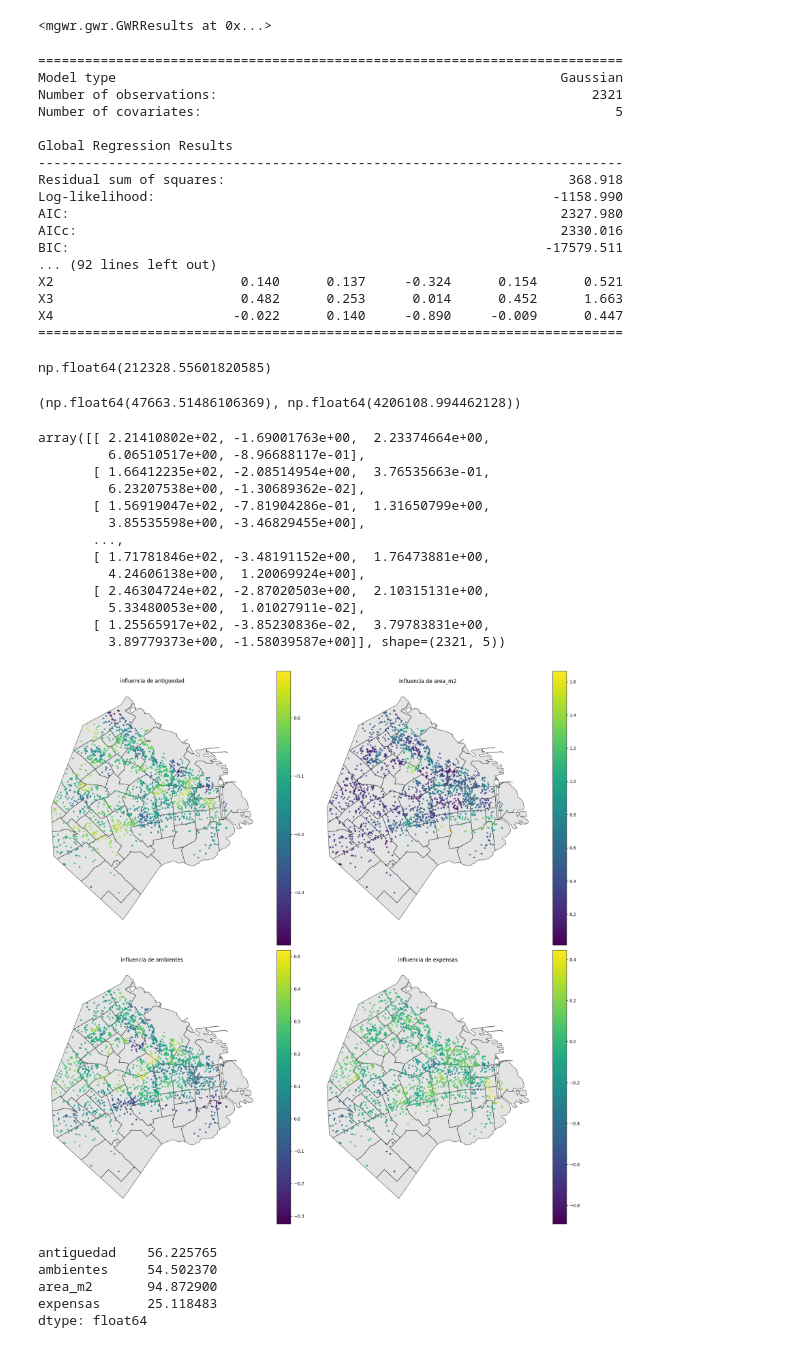
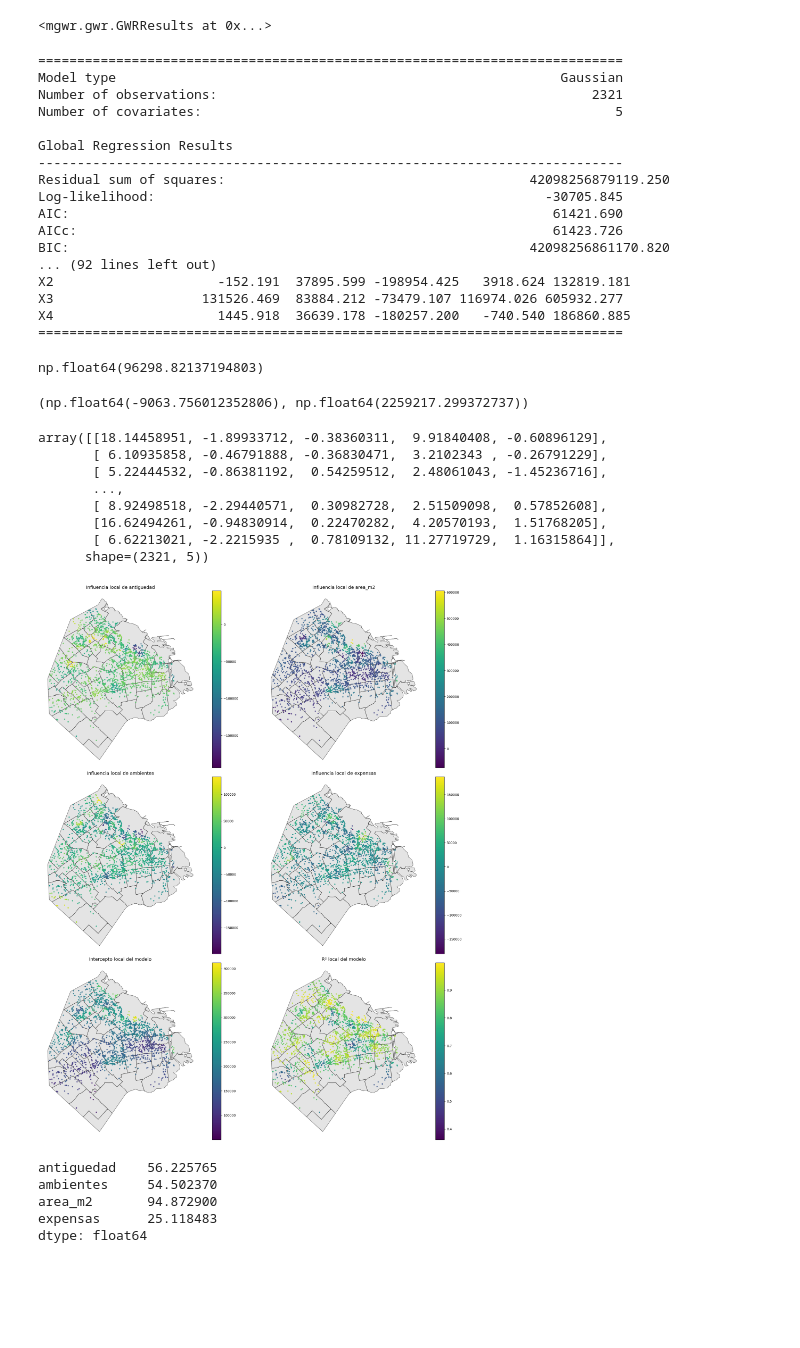
Before and after one commit to santieliges/caba-property-opportunities, a Jupyter notebook: modelo_venta_caba.ipynb, the cells around one changed output. Saved outputs shown, nothing was run; the diff lists cells and outputs as text; code cells hidden in the pictures; blank space fills up the shorter version.

```diff
--- a/modelo_venta_caba.ipynb
+++ b/modelo_venta_caba.ipynb
@@ -577,7 +577,7 @@ class SpatialKernelPriceModel:
         ])
 
         # Variable respuesta (log-precio)
-        y = np.log(gdf['precio'].values).reshape(-1, 1)
+        y = gdf['precio'].values.reshape(-1, 1)
 
         # Covariables
         X = gdf[
@@ -640,10 +640,10 @@ class SpatialKernelPriceModel:
             X_new_std
         )
 
-        log_preds = preds.predictions.flatten()
+        preds = preds.predictions.flatten()
 
 
-        return np.exp(log_preds)
+        return preds
 
 
     # ----------------------------
@@ -687,15 +687,15 @@ Number of covariates:                                                     5
 
 Global Regression Results
 ---------------------------------------------------------------------------
-Residual sum of squares:                                            368.918
-Log-likelihood:                                                   -1158.990
-AIC:                                                               2327.980
-AICc:                                                              2330.016
-BIC:                                                             -17579.511
+Residual sum of squares:                                       42098256879119.250
+Log-likelihood:                                                  -30705.845
+AIC:                                                              61421.690
+AICc:                                                             61423.726
+BIC:                                                           42098256861170.820
 ... (92 lines left out)
-X2                        0.140      0.137     -0.324      0.154      0.521
-X3                        0.482      0.253      0.014      0.452      1.663
-X4                       -0.022      0.140     -0.890     -0.009      0.447
+X2                     -152.191  37895.599 -198954.425   3918.624 132819.181
+X3                   131526.469  83884.212 -73479.107 116974.026 605932.277
+X4                     1445.918  36639.178 -180257.200   -740.540 186860.885
 ===========================================================================
 # %%
 # Predicción en log (como sale del GWR)
@@ -711,82 +711,89 @@ rmse_price = np.sqrt(mean_squared_error(
 
 rmse_price
 # %% [output]
-np.float64(212328.55601820585)
+np.float64(96298.82137194803)
 # %%
 (y_test_true <= 0).sum()
 y_test_true.min(), y_test_true.max()
 y_test_pred.min(), y_test_pred.max()
 # %% [output]
-(np.float64(47663.51486106369), np.float64(4206108.994462128))
+(np.float64(-9063.756012352806), np.float64(2259217.299372737))
 # %%
 res = model.results()
 res.tvalues
 # %% [output]
-array([[ 2.21410802e+02, -1.69001763e+00,  2.23374664e+00,
-         6.06510517e+00, -8.96688117e-01],
-       [ 1.66412235e+02, -2.08514954e+00,  3.76535663e-01,
-         6.23207538e+00, -1.30689362e-02],
-       [ 1.56919047e+02, -7.81904286e-01,  1.31650799e+00,
-         3.85535598e+00, -3.46829455e+00],
+array([[18.14458951, -1.89933712, -0.38360311,  9.91840408, -0.60896129],
+       [ 6.10935858, -0.46791888, -0.36830471,  3.2102343 , -0.26791229],
+       [ 5.22444532, -0.86381192,  0.54259512,  2.48061043, -1.45236716],
        ...,
-       [ 1.71781846e+02, -3.48191152e+00,  1.76473881e+00,
-         4.24606138e+00,  1.20069924e+00],
-       [ 2.46304724e+02, -2.87020503e+00,  2.10315131e+00,
-         5.33480053e+00,  1.01027911e-02],
-       [ 1.25565917e+02, -3.85230836e-02,  3.79783831e+00,
-         3.89779373e+00, -1.58039587e+00]], shape=(2321, 5))
+       [ 8.92498518, -2.29440571,  0.30982728,  2.51509098,  0.57852608],
+       [16.62494261, -0.94830914,  0.22470282,  4.20570193,  1.51768205],
+       [ 6.62213021, -2.2215935 ,  0.78109132, 11.27719729,  1.16315864]],
+      shape=(2321, 5))
 # %%
-
 var_names = ['antiguedad', 'ambientes', 'area_m2', 'expensas']
 
 coefs = pd.DataFrame(
-    res.params[:, 1:],   # saco intercepto
+    res.params[:, 1:],   # coeficientes (sin intercepto)
     columns=var_names,
     index=gdf_train.index
 )
 
-coefs.abs().describe()
-
+# coeficientes
 for v in var_names:
     gdf_train[f'beta_{v}'] = coefs[v]
+
+# intercepto local
+gdf_train["intercept"] = res.params[:, 0]
+
+# R² local
+gdf_train["local_R2"] = res.localR2
 # %%
 coef_names = [
     "beta_antiguedad", "beta_area_m2", "beta_ambientes",
-    "beta_expensas"
+    "beta_expensas", "intercept", "local_R2"
 ]
 
-fig, axes = plt.subplots(2, 2, figsize=(18, 18))
+fig, axes = plt.subplots(3, 2, figsize=(20, 24))
 axes = axes.flatten()
 
 barrios = barrios.to_crs(epsg=3857)
 gdf_train = gdf_train.to_crs(epsg=3857)
 
 for ax, coef in zip(axes, coef_names):
 
     # ---- fondo: barrios ----
     barrios.plot(
         ax=ax,
         edgecolor="black",
         facecolor="lightgrey",
         alpha=0.6
     )
 
-    # ---- puntos: coeficientes GWR ----
+    # ---- puntos: resultados GWR ----
     gdf_train.plot(
         ax=ax,
         column=coef,
         legend=True,
         markersize=8,
-        alpha=0.8
+        alpha=0.85
     )
 
-    ax.set_title('influencia de ' + coef.replace("beta_", ""))
+    # ---- títulos más claros ----
+    if coef.startswith("beta_"):
+        title = f"Influencia local de {coef.replace('beta_', '')}"
+    elif coef == "intercept":
+        title = "Intercepto local del modelo"
+    elif coef == "local_R2":
+        title = "R² local del modelo"
+
+    ax.set_title(title, fontsize=14)
     ax.axis("off")
 
 plt.tight_layout()
 plt.show()
 # %% [output]
-[figure, old version]
+[figure, new version]
 # %%
 tvals = pd.DataFrame(
     res.tvalues[:, 1:],
```
Also changed, not shown: parts of 15 cells of this notebook, 1 other file.
